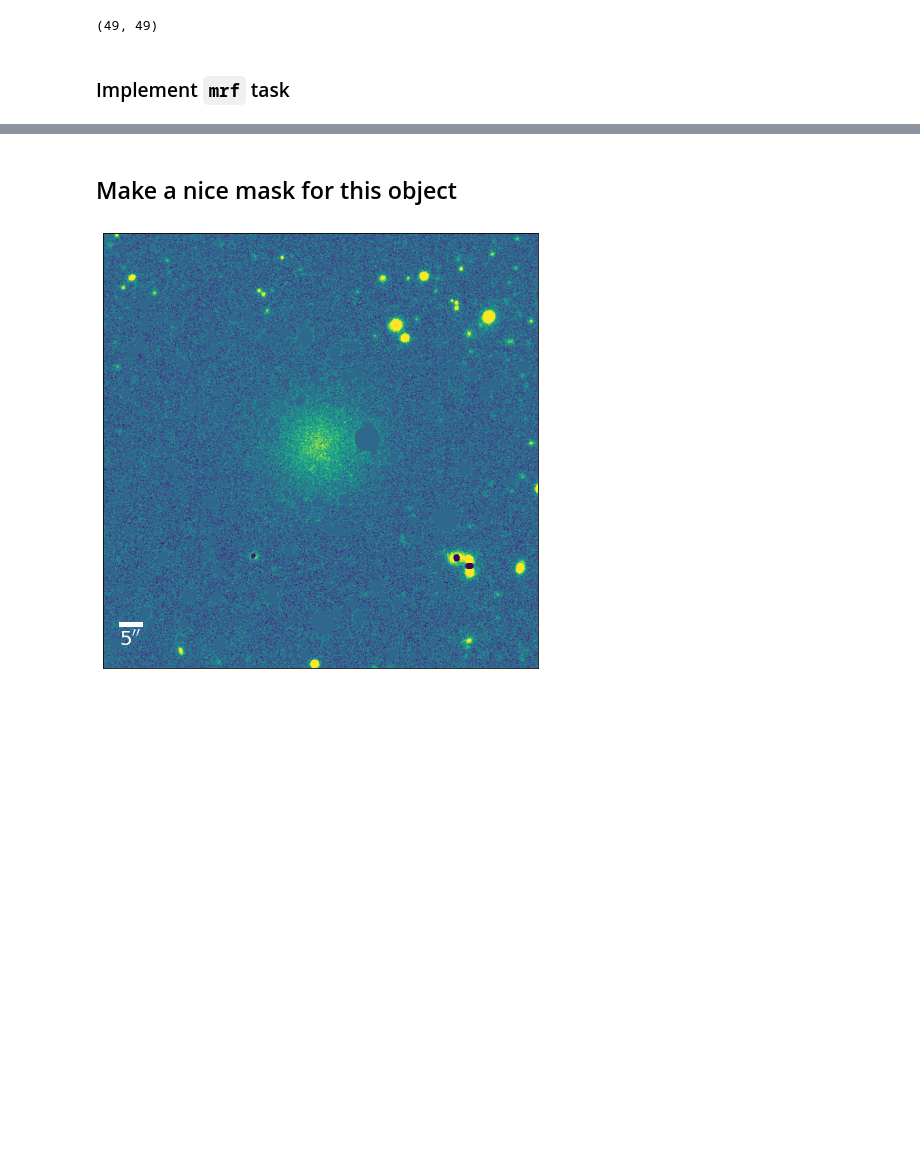
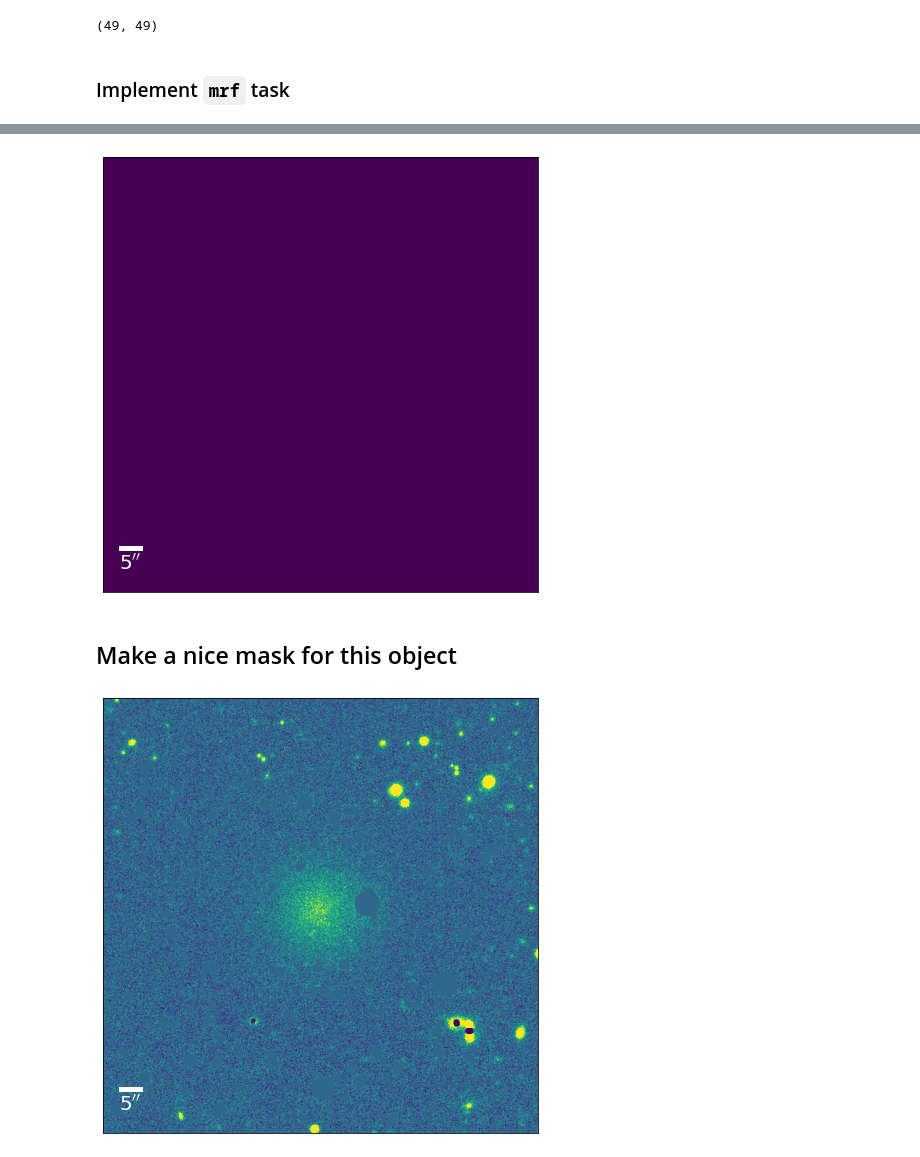
Before and after one commit to AstroJacobLi/mrf, a Jupyter notebook: examples/HST/mrfTask-n5846-g.ipynb, the cells around one changed output, grey strips where cells are left out. Saved outputs shown, nothing was run; the diff lists cells and outputs as text; code cells hidden in the pictures; blank space fills up the shorter version.

```diff
--- a/examples/HST/mrfTask-n5846.ipynb
+++ b/examples/HST/mrfTask-n5846-g.ipynb
@@ -176,3 +193,7 @@ results = task.run(img_lowres, img_hires_b, img_hires_r, certain_gal_cat, median
+# %%
+display_single(results.lowres_final_unmask.image - fits.open('/Users/jiaxuanli/Downloads/n5846_halosub (1).fits')[0].data);
+# %% [output]
+[figure, added]
 # %% [markdown]
 ## Make a nice mask for this object
 # %%
```
Also changed, not shown: parts of 8 cells of this notebook, 6 other files.
